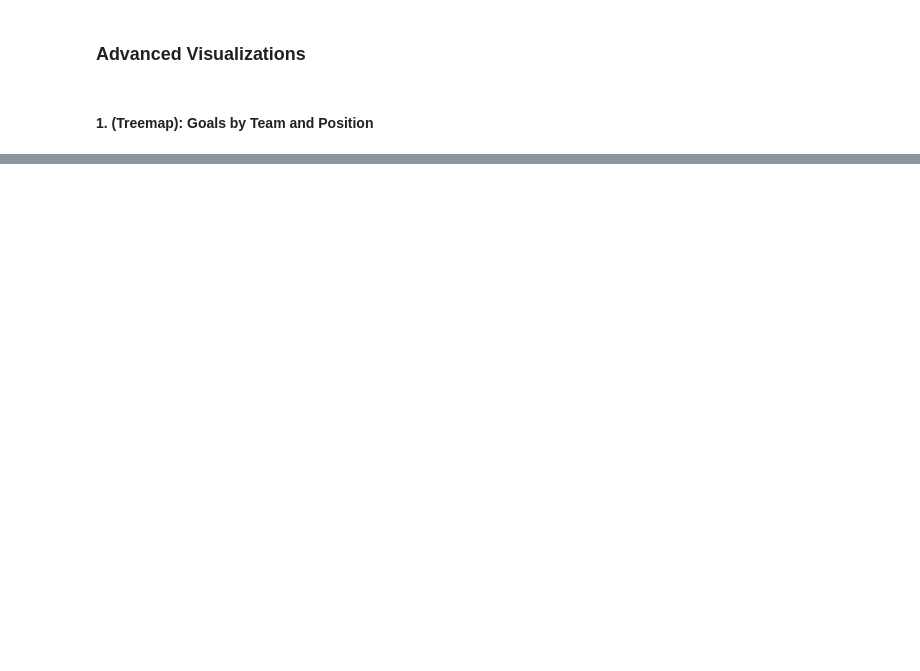
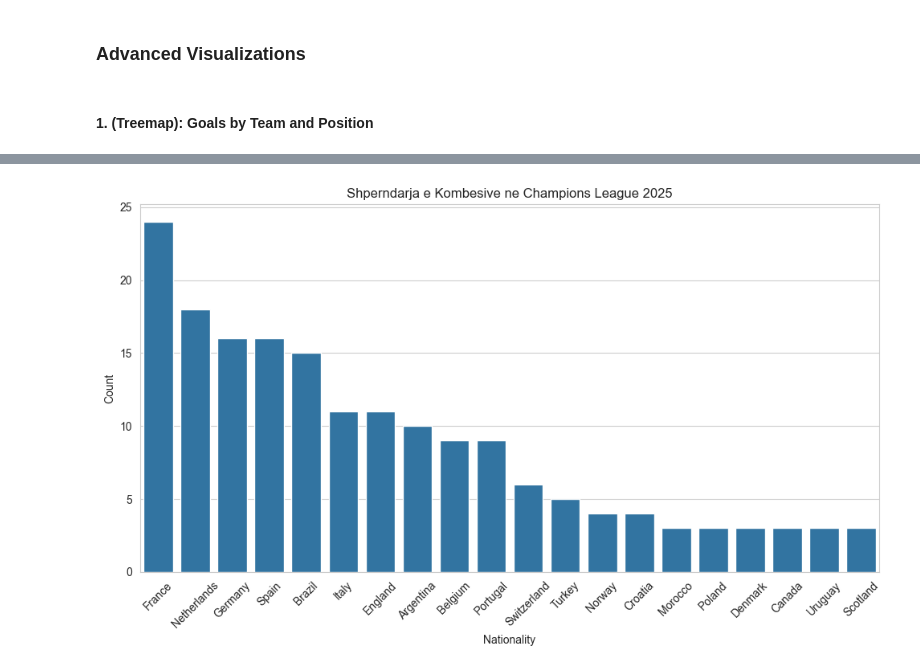
Before and after one commit to ArberKuqi/PythonDataScience_Project, a Jupyter notebook: ChampionsData/04-advanced_visualizations.ipynb, the cells around one changed output, grey strips where cells are left out. Drawn from its saved outputs; the diff is of its cells as text; code cells hidden in the pictures; blank space fills up the shorter version.

```diff
--- a/ChampionsData/04-advanced_visualizations.ipynb
+++ b/ChampionsData/04-advanced_visualizations.ipynb
@@ -50,0 +57,5 @@ fig.show()
+# %%
+nationality_counts = ucl['Nationality'].value_counts().head(20).reset_index()
+nationality_counts.columns = ['Nationality', 'Count']
+
+nationality_counts
@@ -50,0 +80,12 @@ fig.show()
+# %%
+plt.figure(figsize=(10, 6))
+
+sns.countplot(x='Nationality', data=ucl, order=nationality_counts['Nationality'].head(20))
+plt.xlabel('Nationality')
+plt.ylabel('Count')
+plt.title('Shperndarja e Kombesive ne Champions League 2025')
+plt.xticks(rotation=45)
+plt.tight_layout()
+plt.show()
+# %% [output]
+[figure, added]
```
Also changed, not shown: parts of 29 cells of this notebook, 1 other file.
